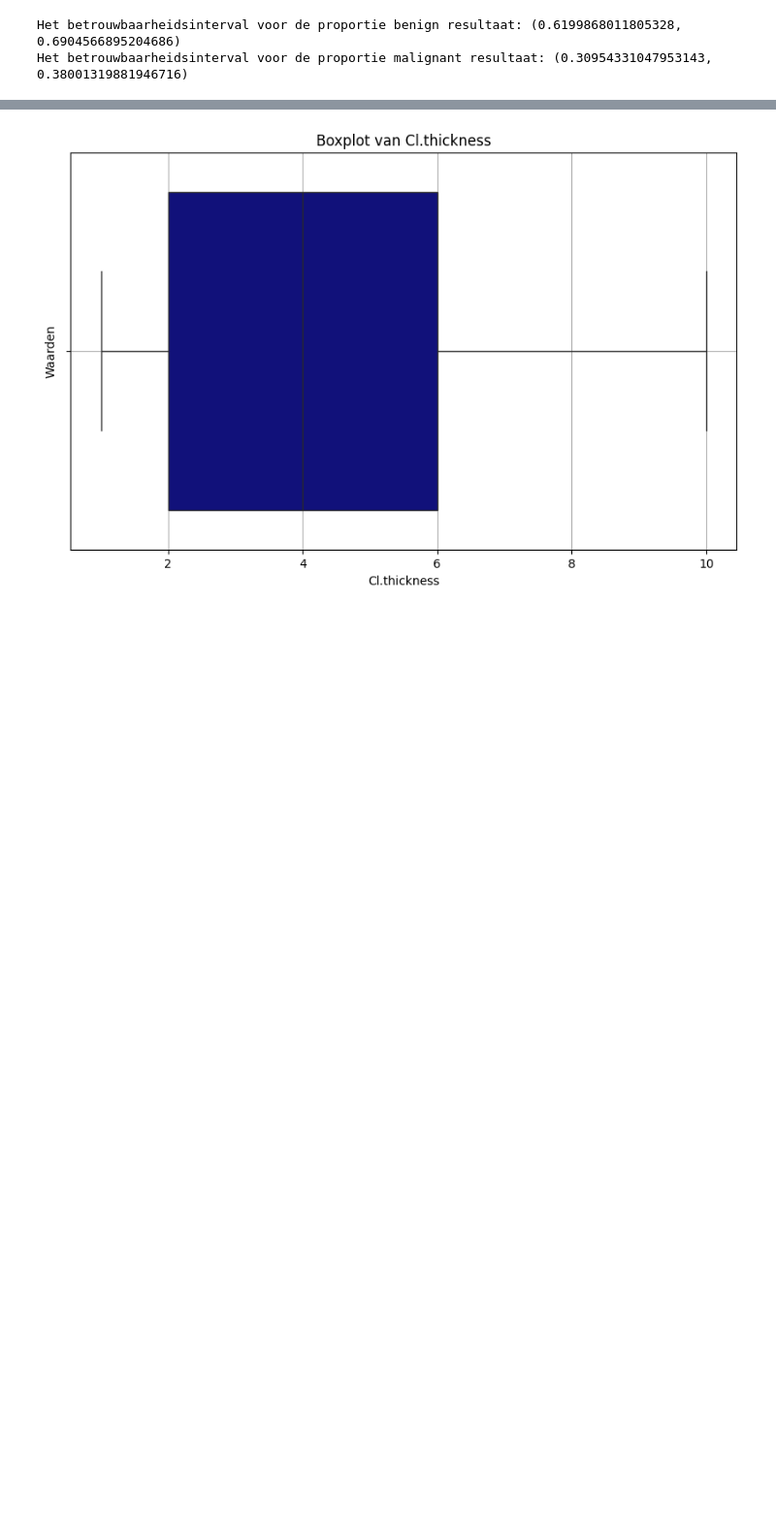
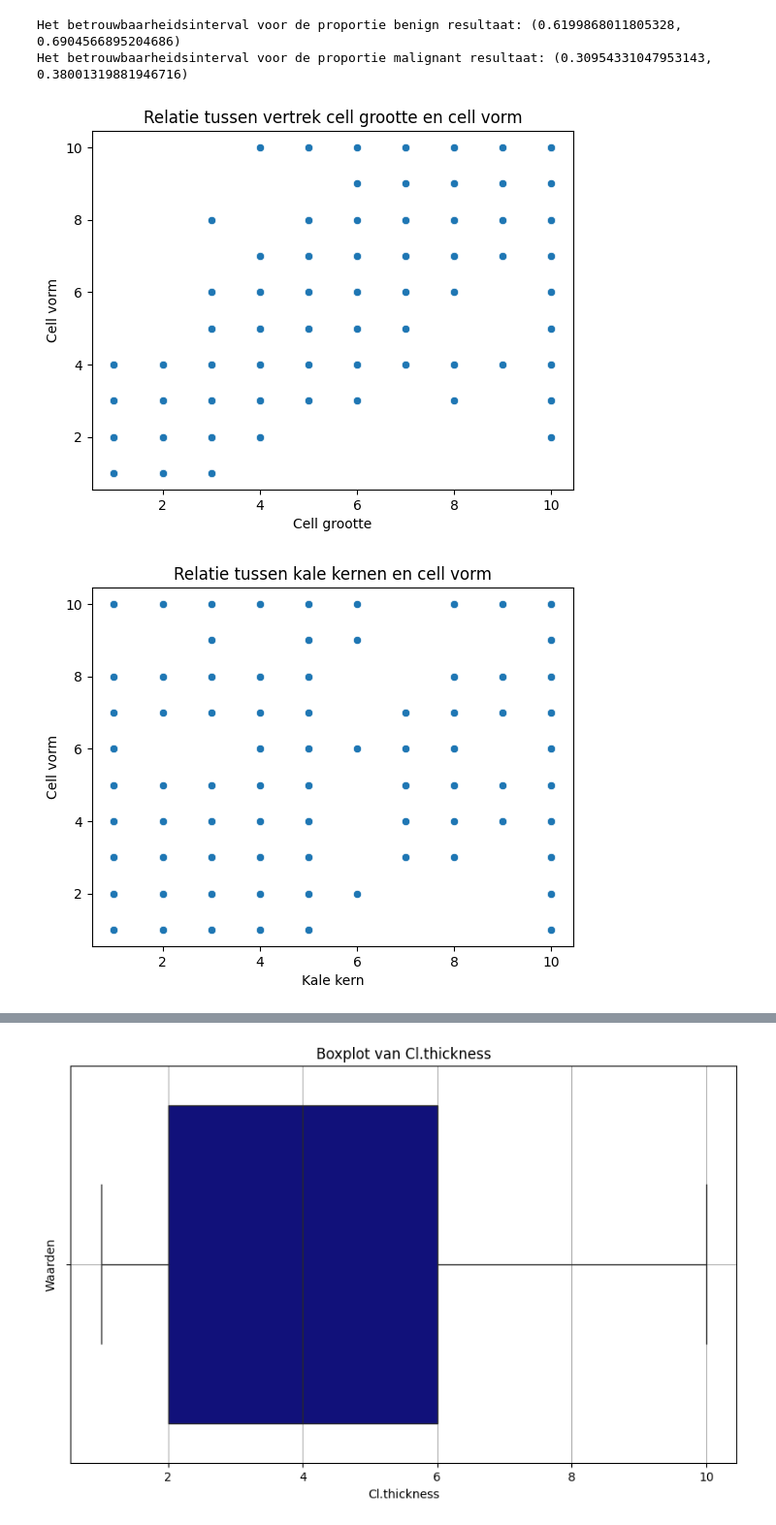
Before and after one commit to TheFizzlee/ADS, a Jupyter notebook: CasusML.ipynb, the cells around one changed output, grey strips where cells are left out. Shown at 97% size. Saved outputs shown, nothing was run; the diff lists cells and outputs as text; code cells hidden in the pictures; blank space fills up the shorter version.

```diff
--- a/CasusML.ipynb
+++ b/CasusML.ipynb
@@ -77,72 +105,33 @@ Het betrouwbaarheidsinterval voor de proportie malignant resultaat: (0.309543310
 # %%
 #Scatter plots
 import seaborn as sns
 import matplotlib.pyplot as plt
 import pandas as pd
 
 df = pd.read_csv('breastcancer_csv')
 
 df = df.select_dtypes(include=['number'])
 
-#Dep_delay and arr_delay
-sns.scatterplot(x='dep_delay', y='arr_delay', data=df)
-plt.title('Relatie tussen vertrek vertraging en aankomst vertraging')
-plt.xlabel('Vertrek vertraging in minuten')
-plt.ylabel('Aankomst vertraging in minuten')
+#Cell.size en cell.shape
+sns.scatterplot(x='Cell.size', y='Cell.shape', data=df)
+plt.title('Relatie tussen vertrek cell grootte en cell vorm')
+plt.xlabel('Cell grootte')
+plt.ylabel('Cell vorm')
 plt.show()
 
-#Dep_delay and wind_dir
-sns.scatterplot(x='wind_dir', y='dep_delay', data=df)
-plt.title('Relatie tussen wind richting en vertrek vertraging')
-plt.xlabel('Wind richting in graden')
-plt.ylabel('Vertrek vertraging in minuten')
+#Bare.nuclei en cell.shape
+sns.scatterplot(x='Bare.nuclei', y='Cell.shape', data=df)
+plt.title('Relatie tussen kale kernen en cell vorm')
+plt.xlabel('Kale kern')
+plt.ylabel('Cell vorm')
 plt.show()
 
-#Dep_delay and wind_speed
-sns.scatterplot(x='wind_speed', y='dep_delay', data=df)
-plt.title('Relatie tussen wind snelheid en vertrek vertraging')
-plt.xlabel('Wind snelheid in mijlen per uur')
-plt.ylabel('Vertrek vertraging in minuten')
+#Cell.size en bare.nuclei
+sns.scatterplot(x='Bare.nuclei', y='Cell.size', data=df)
+plt.title('Relatie tussen vertrek kale kernen en cell grootte')
+plt.xlabel('Kale kern')
+plt.ylabel('Cell grootte')
 plt.show()
-
-#Wind speed and wind dir
-sns.scatterplot(x='wind_speed', y='wind_dir', data=df)
-plt.title('Relatie tussen wind snelheid en wind richting')
-plt.xlabel('Wind snelheid in mijlen per uur')
-plt.ylabel('Wind richting in graden')
-plt.show()
-
-#Temp and dewp
-sns.scatterplot(x='temp', y='dewp', data=df)
-plt.title('Relatie tussen temperatuur en dauwpunt')
-plt.xlabel('Temperatuur in Fahrenheit')
-plt.ylabel('Dauwpunt in Fahrenheit')
-plt.show()
-
-#Temp and humid
-sns.scatterplot(x='temp', y='humid', data=df)
-plt.title('Relatie tussen temperatuur en luchtvochtigheid')
-plt.xlabel('Temperatuur in Fahrenheit')
-plt.ylabel('Luchtvochtigheid in procenten')
-plt.show()
-
-#Dewp and humid
-sns.scatterplot(x='dewp', y='humid', data=df)
-plt.title('Relatie tussen dauwpunt en luchtvochtigheid')
-plt.xlabel('Dauwpunt in Fahrenheit')
-plt.ylabel('Luchtvochtigheid in procenten')
-plt.show()
-
-#Temp and wind speed
-sns.scatterplot(x='temp', y='wind_speed', data=df)
-plt.title('Relatie tussen temperatuur en wind snelheid')
-plt.xlabel('Temperatuur in Fahrenheit')
-plt.ylabel('Wind snelheid in mijlen per uur')
-plt.show()
-
-#Temp and wind dir
-sns.scatterplot(x='temp', y='wind_dir', data=df)
-plt.title('Relatie tussen temperatuur en wind richting')
-plt.xlabel('Temperatuur in Fahrenheit')
-plt.ylabel('Wind richting in graden')
-plt.show()
+# %% [output]
+[figure, added]
+[figure, added]
```
Also changed, not shown: parts of 3 cells of this notebook.
